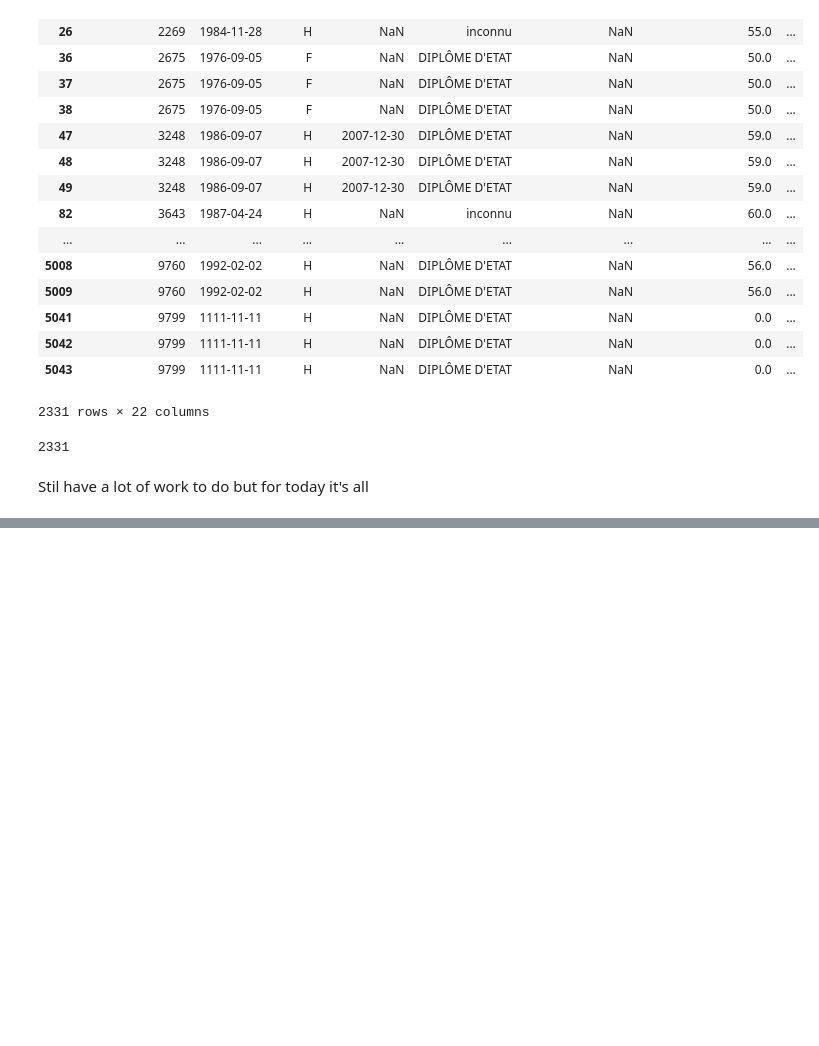
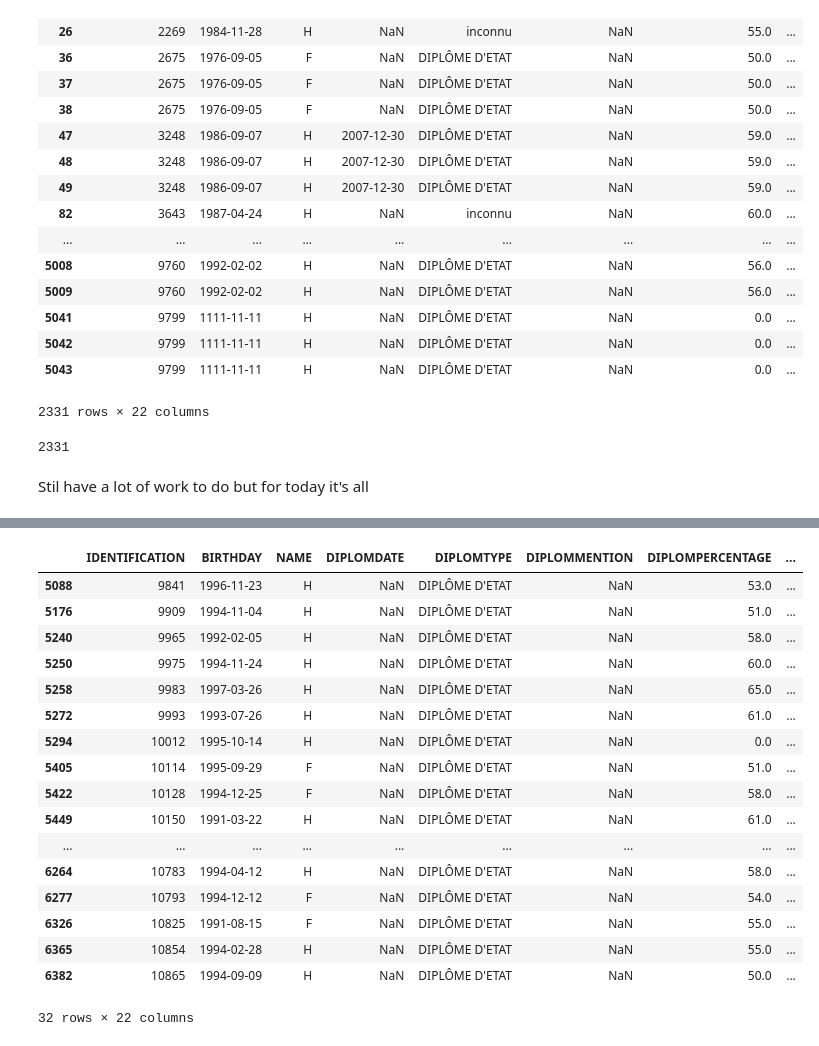
Before and after one commit to espoirMur/Student-Grade-Predictor, a Jupyter notebook: Memory-Cleanning Data_Draft1.ipynb, the cells around one changed output, grey strips where cells are left out. Drawn from its saved outputs; the diff is of its cells as text; code cells hidden in the pictures; blank space fills up the shorter version.

```diff
--- a/Memory-Cleanning Data_Draft1.ipynb
+++ b/Memory-Cleanning Data_Draft1.ipynb
@@ -566,0 +596,21 @@ Stil have a lot of work to do but for today it's all
+# %%
+DataMedecine1YAjour
+# %% [output]
+|  | IDENTIFICATION | BIRTHDAY | NAME | DIPLOMDATE | DIPLOMTYPE | DIPLOMMENTION | DIPLOMPERCENTAGE | ... |
+| 5088 | 9841 | 1996-11-23 | H | NaN | DIPLÔME D'ETAT | NaN | 53.0 | ... |
+| 5176 | 9909 | 1994-11-04 | H | NaN | DIPLÔME D'ETAT | NaN | 51.0 | ... |
+| 5240 | 9965 | 1992-02-05 | H | NaN | DIPLÔME D'ETAT | NaN | 58.0 | ... |
+| 5250 | 9975 | 1994-11-24 | H | NaN | DIPLÔME D'ETAT | NaN | 60.0 | ... |
+| 5258 | 9983 | 1997-03-26 | H | NaN | DIPLÔME D'ETAT | NaN | 65.0 | ... |
+| 5272 | 9993 | 1993-07-26 | H | NaN | DIPLÔME D'ETAT | NaN | 61.0 | ... |
+| 5294 | 10012 | 1995-10-14 | H | NaN | DIPLÔME D'ETAT | NaN | 0.0 | ... |
+| 5405 | 10114 | 1995-09-29 | F | NaN | DIPLÔME D'ETAT | NaN | 51.0 | ... |
+| 5422 | 10128 | 1994-12-25 | F | NaN | DIPLÔME D'ETAT | NaN | 58.0 | ... |
+| 5449 | 10150 | 1991-03-22 | H | NaN | DIPLÔME D'ETAT | NaN | 61.0 | ... |
+| ... | ... | ... | ... | ... | ... | ... | ... | ... |
+| 6264 | 10783 | 1994-04-12 | H | NaN | DIPLÔME D'ETAT | NaN | 58.0 | ... |
+| 6277 | 10793 | 1994-12-12 | F | NaN | DIPLÔME D'ETAT | NaN | 54.0 | ... |
+| 6326 | 10825 | 1991-08-15 | F | NaN | DIPLÔME D'ETAT | NaN | 55.0 | ... |
+| 6365 | 10854 | 1994-02-28 | H | NaN | DIPLÔME D'ETAT | NaN | 55.0 | ... |
+| 6382 | 10865 | 1994-09-09 | H | NaN | DIPLÔME D'ETAT | NaN | 50.0 | ... |
+32 rows × 22 columns
```
Also changed, not shown: parts of 61 cells of this notebook.
